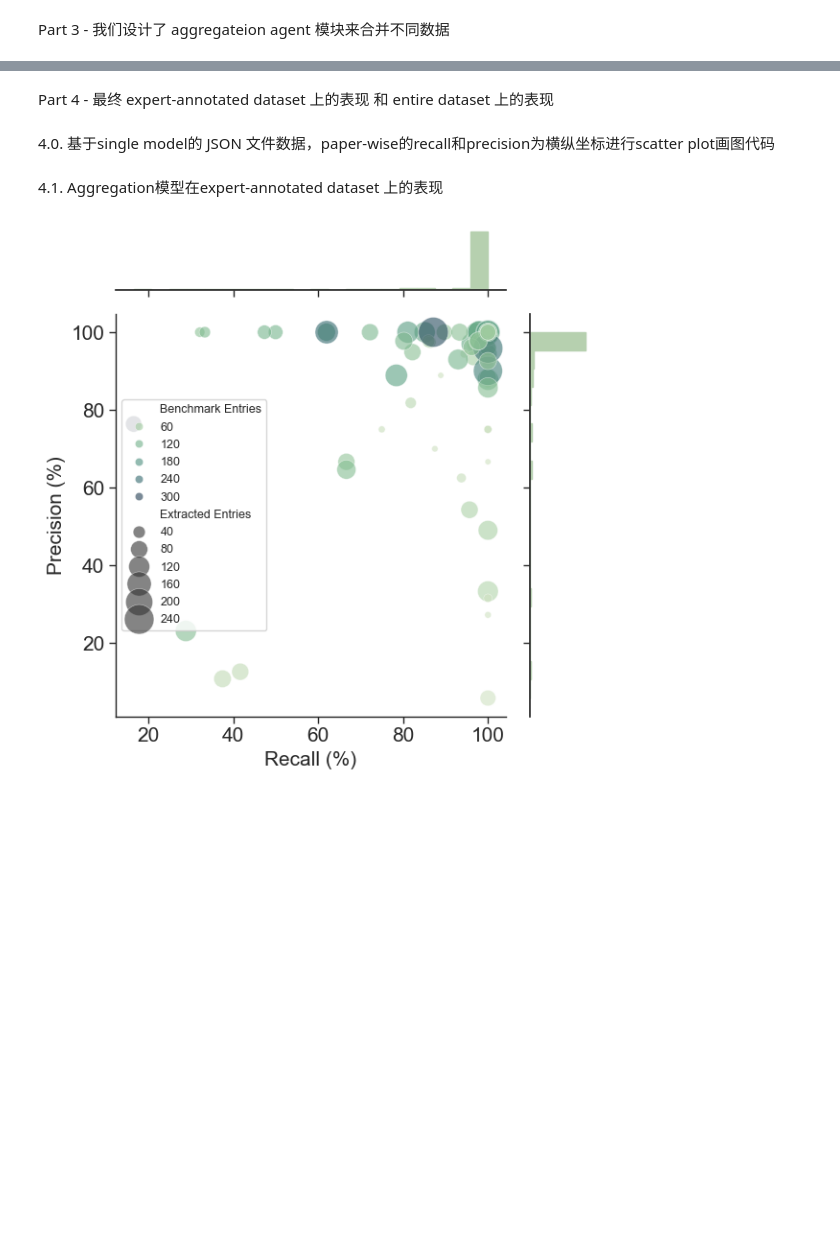
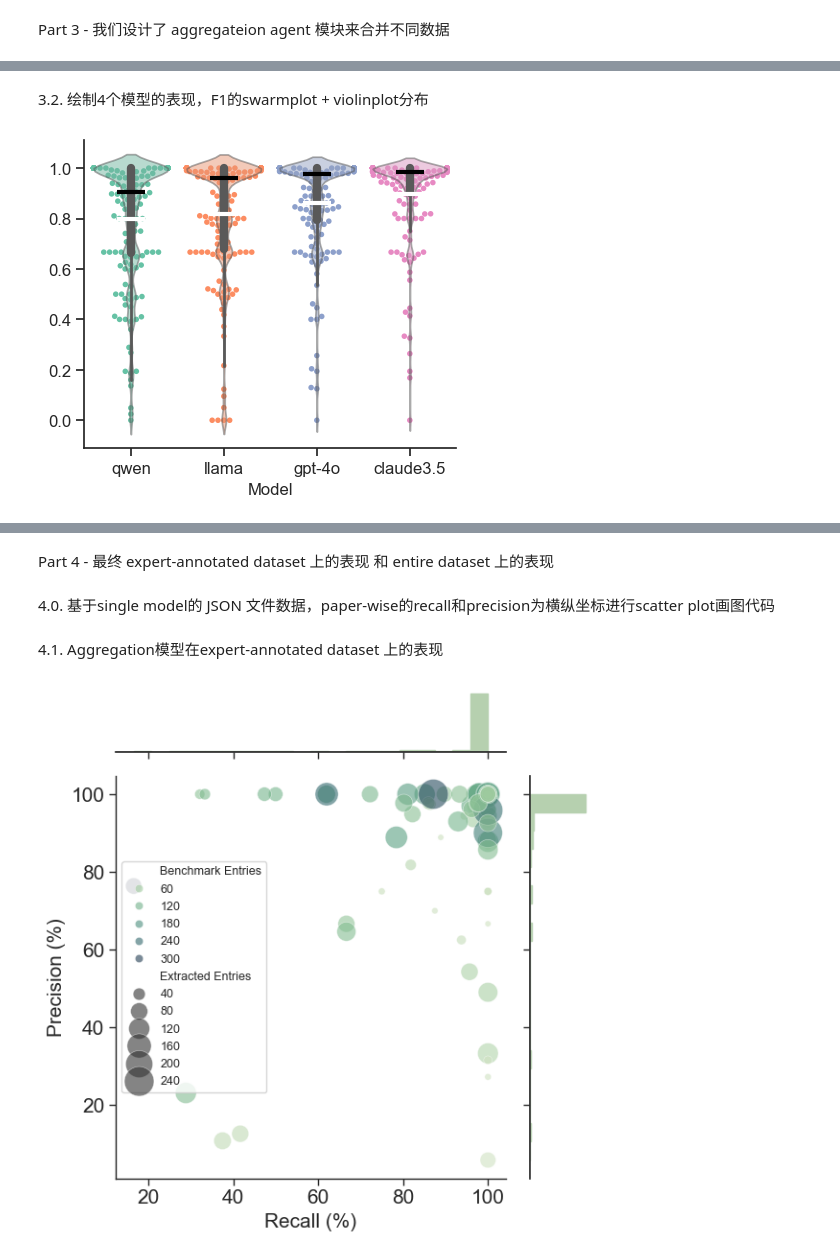
Before and after one commit to JackKuo666/LLM-BioDataExtractor, a Jupyter notebook: analyze_code/analyzing.ipynb, the cells around one changed output, grey strips where cells are left out. Drawn from its saved outputs; the diff is of its cells as text; code cells hidden in the pictures; blank space fills up the shorter version.

```diff
--- a/analyze_code/analyzing.ipynb
+++ b/analyze_code/analyzing.ipynb
@@ -216,0 +173,8 @@ Passing `palette` without assigning `hue` is deprecated and will be removed in v
+# %% [markdown]
+3.2. 绘制4个模型的表现，F1的swarmplot + violinplot分布
+# %%
+folder_path = 'data/llm_4_data/'
+f1_results = process_all_json_in_folder(folder_path)
+plot_f1_swarm(f1_results, xlabel='Model', ylabel=None, category_order=['qwen', 'llama','gpt-4o','claude3.5'])
+# %% [output]
+[figure, added]
```
Also changed, not shown: parts of 10 cells of this notebook.
